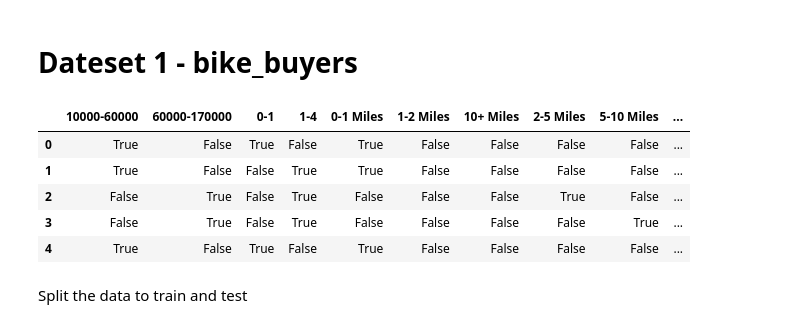
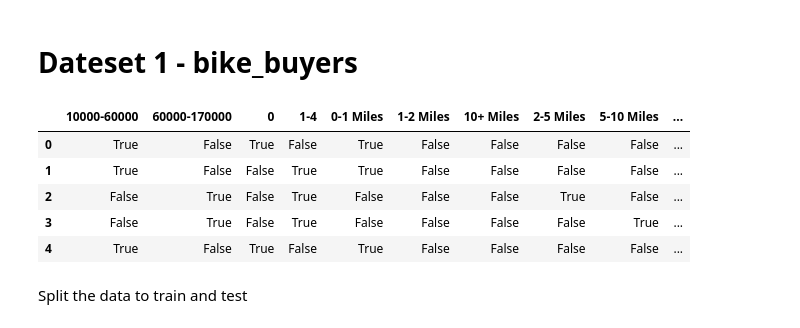
Before and after one commit to Chpel/Maga, a Jupyter notebook: OSDA .ipynb/Big homework/NeuralFCA_Big_hw.ipynb, the cells around one changed output. Saved outputs shown, nothing was run; the diff lists cells and outputs as text; code cells hidden in the pictures.

```diff
--- a/OSDA .ipynb/Big homework/NeuralFCA_Big_hw.ipynb
+++ b/OSDA .ipynb/Big homework/NeuralFCA_Big_hw.ipynb
@@ -81,0 +86,3 @@ import neural_lib as nl
+# %%
+#colab / github
+data_cat = Path.cwd() / 'datasets'
@@ -82,13 +91,13 @@ import neural_lib as nl
 # %% [markdown]
 # Dateset 1 - bike_buyers
 # %%
-df = pd.read_csv('C:\\Users\\Admin\\Documents\\Github\\Maga\\datasets\\bike_bin.csv', index_col=0)
+df = pd.read_csv(data_cat/'bike_bin.csv', index_col=0)
 df = df == 1
 df.index = df.index.astype(str)
 df.columns = [f.split('_')[-1] for f in df.columns]
 df.head()
 # %% [output]
-|  | 10000-60000 | 60000-170000 | 0-1 | 1-4 | 0-1 Miles | 1-2 Miles | 10+ Miles | 2-5 Miles | 5-10 Miles | ... |
+|  | 10000-60000 | 60000-170000 | 0 | 1-4 | 0-1 Miles | 1-2 Miles | 10+ Miles | 2-5 Miles | 5-10 Miles | ... |
 | 0 | True | False | True | False | True | False | False | False | False | ... |
 | 1 | True | False | False | True | True | False | False | False | False | ... |
 | 2 | False | True | False | True | False | False | False | True | False | ... |
```
Also changed, not shown: parts of 42 cells of this notebook, 4 other files.
